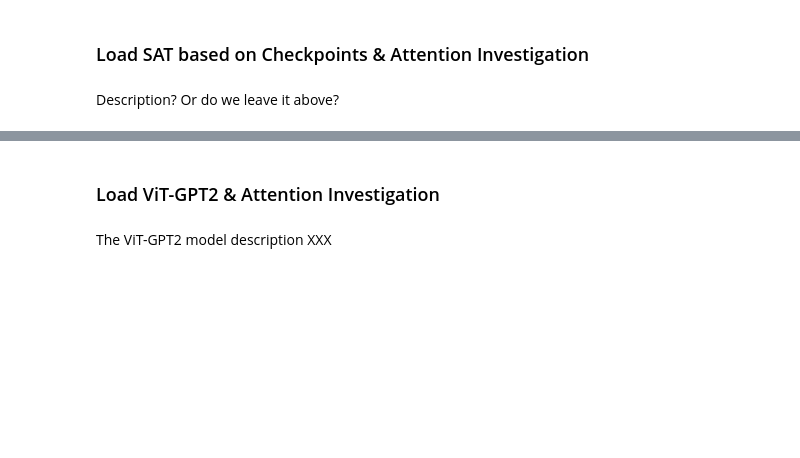
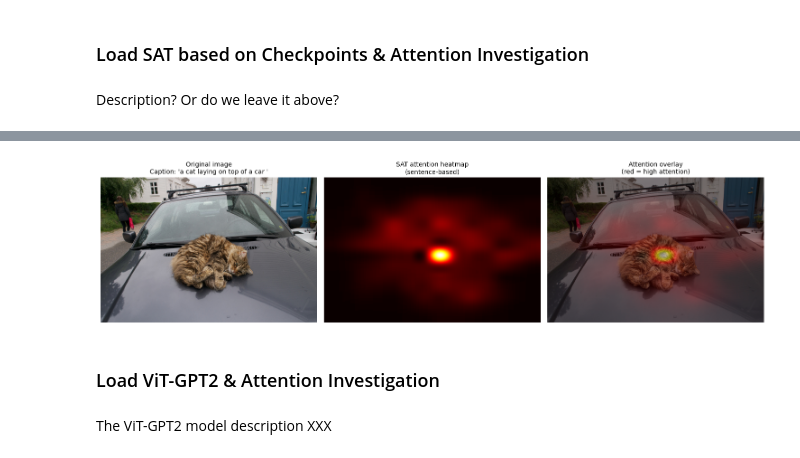
Before and after one commit to seue24/Advanced-Machine-Learning-for-Natural-Language-Processing, a Jupyter notebook: Yoshi_Code_Katinka_Markdown_Seb_Notebook.ipynb, the cells around one changed output, grey strips where cells are left out. Cells and saved outputs as stored; diff of their text form; code cells hidden in the pictures; blank space fills up the shorter version.

```diff
--- a/Yoshi_Code_Katinka_Markdown_Seb_Notebook.ipynb
+++ b/Yoshi_Code_Katinka_Markdown_Seb_Notebook.ipynb
@@ -496,3 +328,43 @@ visualize_sat_attention_overlay(
+# %%
+# Show sentence-level aggregated attention (SAT)
+alphas_tensor = torch.FloatTensor(alphas[1:len(words)+1])  # Skip <start>
+attention_agg = alphas_tensor.sum(dim=0)  # Sum across words -> [14, 14]
+
+# Normalize to [0, 1]
+attention_agg = attention_agg.numpy()
+attention_agg -= attention_agg.min()
+denom = attention_agg.max() if attention_agg.max() > 0 else 1e-8
+attention_agg /= denom
+
+# Upsample to original image size
+w, h = img.size
+attn_img = Image.fromarray((attention_agg * 255).astype(np.uint8))
+attn_resized = attn_img.resize((w, h), resample=Image.BICUBIC)
+attention_heatmap = np.array(attn_resized) / 255.0
+
+# Visualize (matching ViT-GPT2 style)
+fig, axes = plt.subplots(1, 3, figsize=(15, 5))
+
+# 1) Original image
+axes[0].imshow(img)
+axes[0].set_title(f"Original image\nCaption: '{caption}'", fontsize=10)
+axes[0].axis("off")
+
+# 2) Heatmap only
+axes[1].imshow(attention_heatmap, cmap="hot")
+axes[1].set_title("SAT attention heatmap\n(sentence-based)", fontsize=10)
+axes[1].axis("off")
+
+# 3) Overlay
+axes[2].imshow(img)
+axes[2].imshow(attention_heatmap, cmap="hot", alpha=0.5)
+axes[2].set_title("Attention overlay\n(red = high attention)", fontsize=10)
+axes[2].axis("off")
+
+plt.tight_layout()
+plt.show()
+# %% [output]
+[figure, added]
 # %% [markdown]
 ### Load ViT-GPT2 & Attention Investigation
 # %% [markdown]
```
Also changed, not shown: parts of 14 cells of this notebook, 2 other files.
